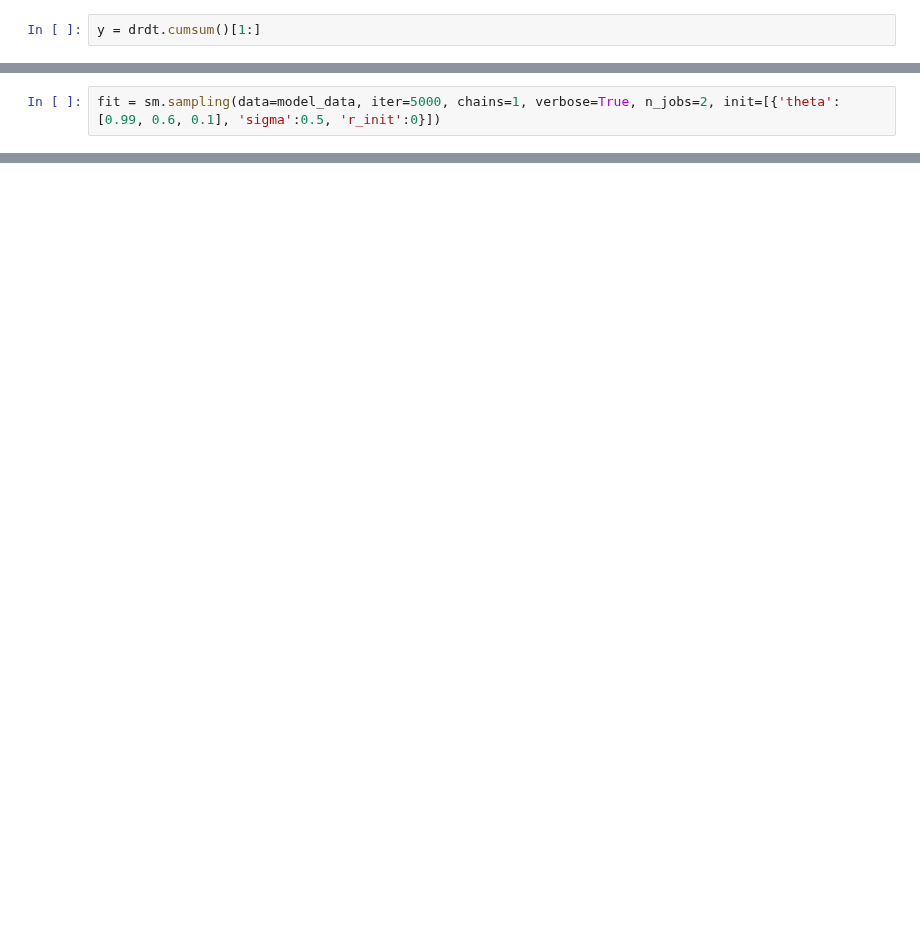
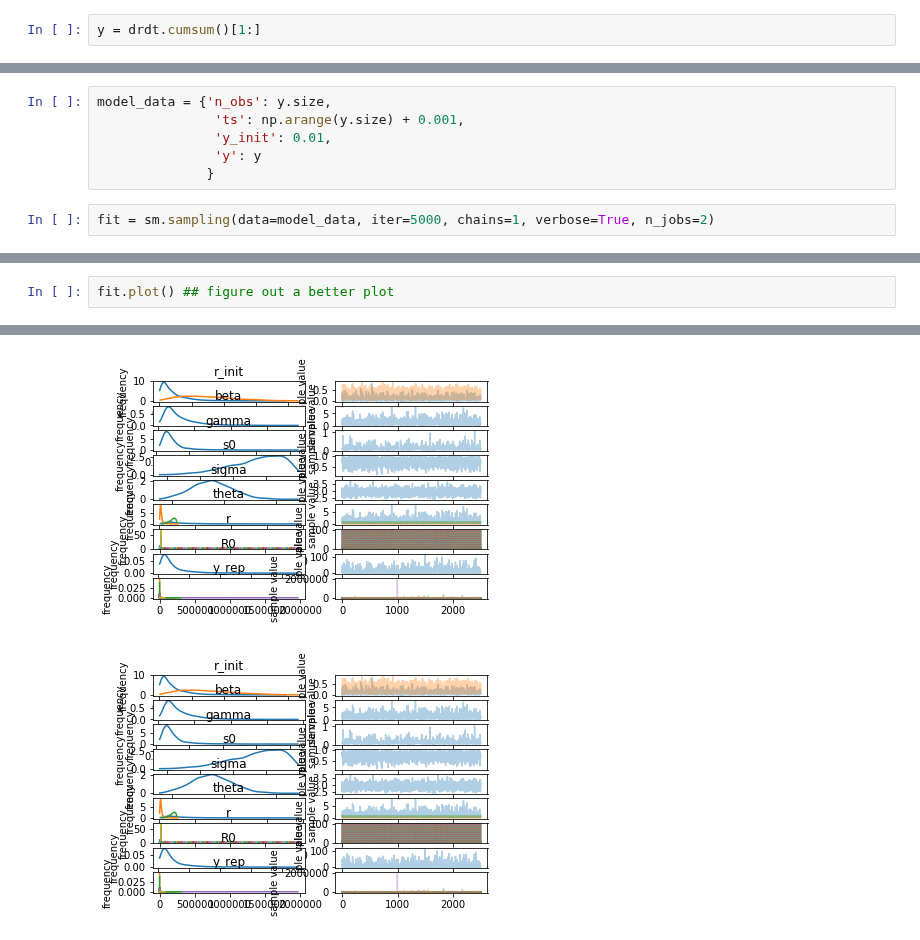
Before and after one commit to maxbiostat/R0_uncertainty, a Jupyter notebook: code/On the prior modelling for the basic reproductive ratio.ipynb, the cells around one changed output, grey strips where cells are left out. Drawn from its saved outputs; the diff is of its cells as text; blank space fills up the shorter version.

Commit message:
fixing up model and data to make it run

```diff
--- a/code/On the prior modelling for the basic reproductive ratio.ipynb
+++ b/code/On the prior modelling for the basic reproductive ratio.ipynb
@@ -252,3 +259,9 @@ INFO:pystan:COMPILING THE C++ CODE FOR MODEL anon_model_e9771631cec074039e280d9c
+# %%
+model_data = {'n_obs': y.size,
+               'ts': np.arange(y.size) + 0.001,
+               'y_init': 0.01,
+               'y': y
+              }
 # %%
-fit = sm.sampling(data=model_data, iter=5000, chains=1, verbose=True, n_jobs=2, init=[{'theta':[0.99, 0.6, 0.1], 'sigma':0.5, 'r_init':0}])
+fit = sm.sampling(data=model_data, iter=5000, chains=1, verbose=True, n_jobs=2)
 # %% [output]
@@ -255,0 +290,3 @@ RuntimeError: Initialization failed.
+# %%
+fit.plot() ## figure out a better plot
+# %% [output]
@@ -255,0 +294,2 @@ RuntimeError: Initialization failed.
+[figure, added]
+[figure, added]
```
Also changed, not shown: parts of 8 cells of this notebook.
